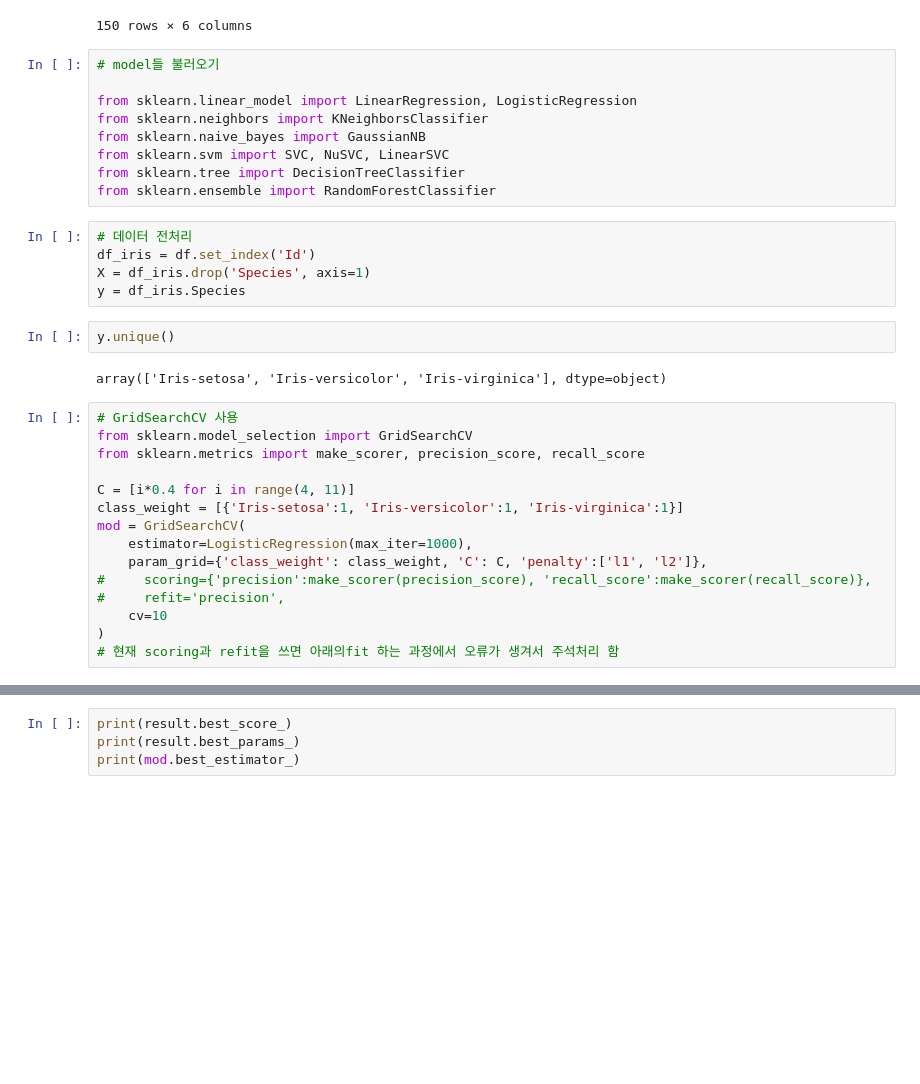
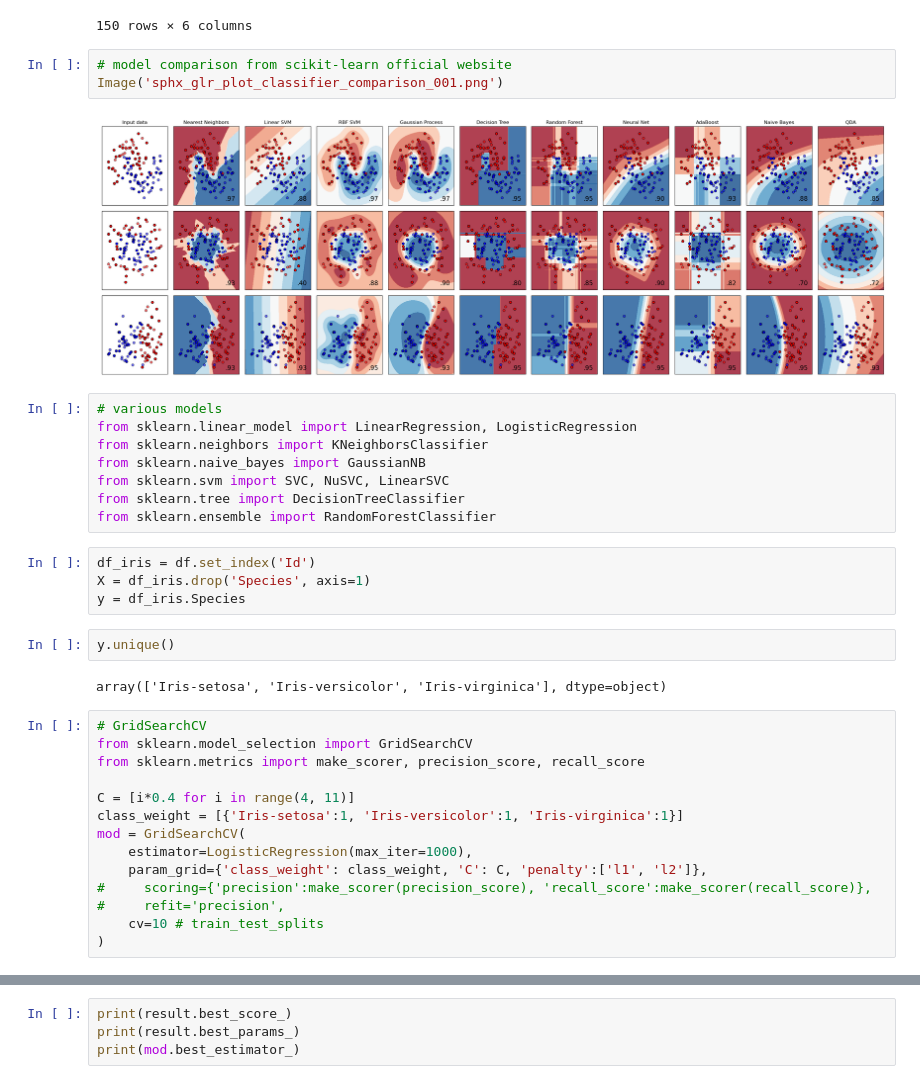
Before and after one commit to 2asyhard/DataAnalysis, a Jupyter notebook: sklearn_pandas_summary.ipynb, the cells around one changed output, grey strips where cells are left out. Drawn from its saved outputs; the diff is of its cells as text; blank space fills up the shorter version.

```diff
--- a/sklearn_pandas_summary.ipynb
+++ b/sklearn_pandas_summary.ipynb
@@ -453,9 +448,13 @@ df
 | 148 | 149 | 6.2 | 3.4 | 5.4 | 2.3 | Iris-virginica |
 | 149 | 150 | 5.9 | 3.0 | 5.1 | 1.8 | Iris-virginica |
 150 rows × 6 columns
+# %%
+# model comparison from scikit-learn official website
+Image('sphx_glr_plot_classifier_comparison_001.png')
+# %% [output]
+[figure, added]
 # %%
-# model들 불러오기
-
+# various models
 from sklearn.linear_model import LinearRegression, LogisticRegression
 from sklearn.neighbors import KNeighborsClassifier
 from sklearn.naive_bayes import GaussianNB
@@ -463,7 +462,6 @@ from sklearn.svm import SVC, NuSVC, LinearSVC
 from sklearn.tree import DecisionTreeClassifier
 from sklearn.ensemble import RandomForestClassifier
 # %%
-# 데이터 전처리
 df_iris = df.set_index('Id')
 X = df_iris.drop('Species', axis=1)
 y = df_iris.Species
@@ -472,7 +470,7 @@ y.unique()
 # %% [output]
 array(['Iris-setosa', 'Iris-versicolor', 'Iris-virginica'], dtype=object)
 # %%
-# GridSearchCV 사용
+# GridSearchCV
 from sklearn.model_selection import GridSearchCV
 from sklearn.metrics import make_scorer, precision_score, recall_score
 
@@ -483,7 +481,6 @@ mod = GridSearchCV(
     param_grid={'class_weight': class_weight, 'C': C, 'penalty':['l1', 'l2']},
 #     scoring={'precision':make_scorer(precision_score), 'recall_score':make_scorer(recall_score)},
 #     refit='precision',
-    cv=10
+    cv=10 # train_test_splits
 )
-# 현재 scoring과 refit을 쓰면 아래의fit 하는 과정에서 오류가 생겨서 주석처리 함
 # %%
```
Also changed, not shown: parts of 32 cells of this notebook.
